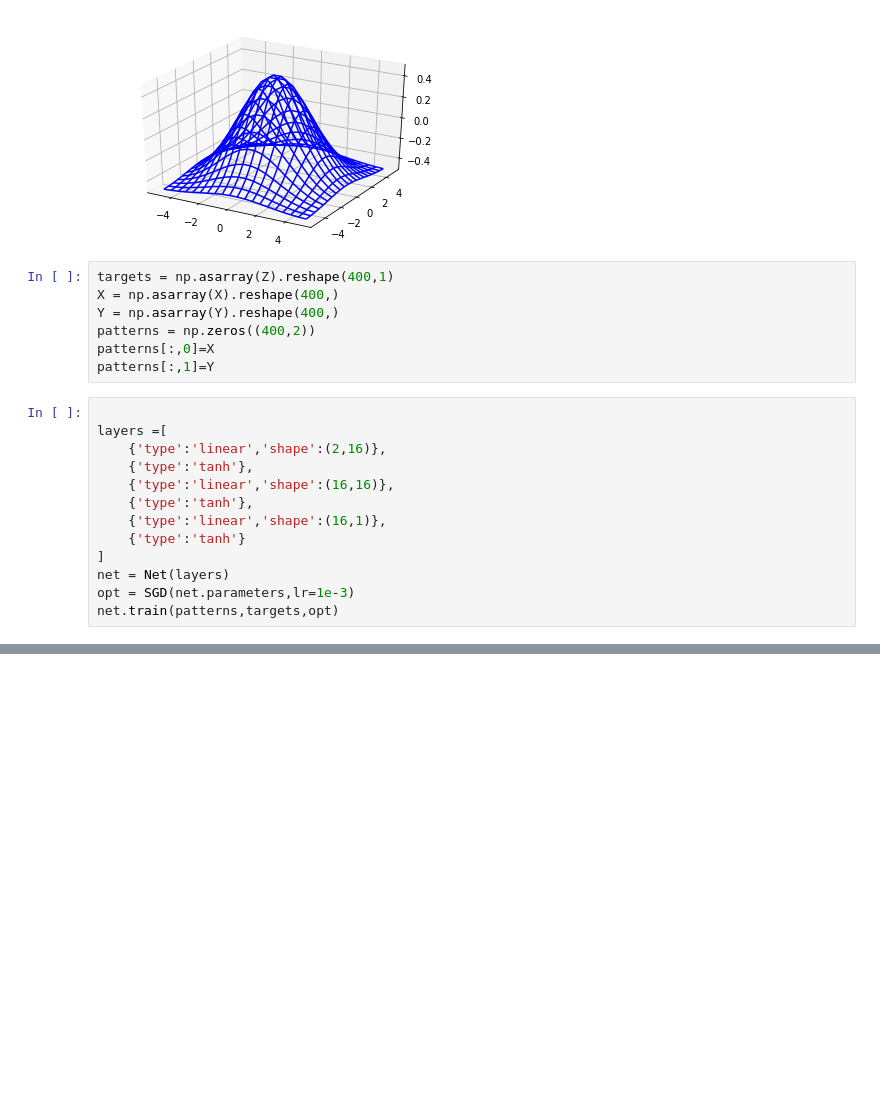
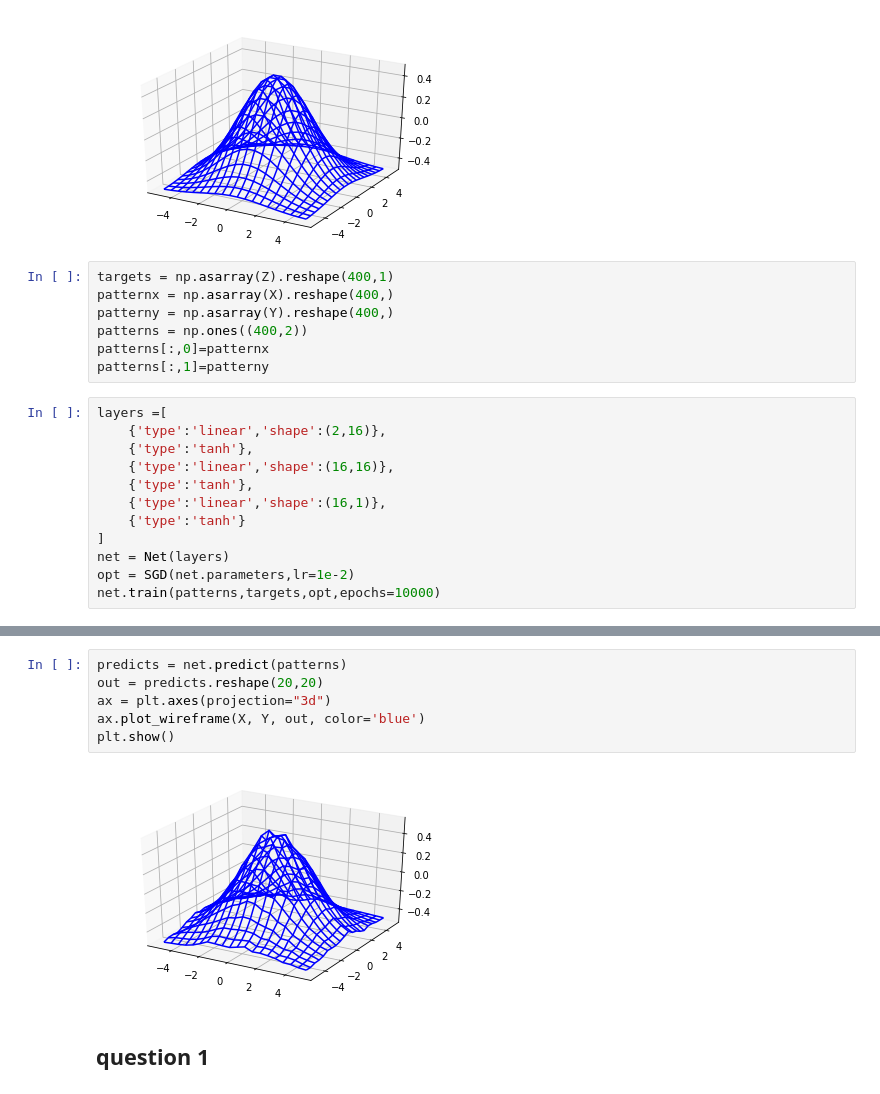
Before and after one commit to physics31415926/DD2437_ANN, a Jupyter notebook: Lab1/3_2_3.ipynb, the cells around one changed output, grey strips where cells are left out. Saved outputs shown, nothing was run; the diff lists cells and outputs as text; blank space fills up the shorter version.

```diff
--- a/Lab1/3_2_3.ipynb
+++ b/Lab1/3_2_3.ipynb
@@ -19,13 +19,12 @@ plt.show()
 [figure]
 # %%
 targets = np.asarray(Z).reshape(400,1)
-X = np.asarray(X).reshape(400,)
-Y = np.asarray(Y).reshape(400,)
-patterns = np.zeros((400,2))
-patterns[:,0]=X
-patterns[:,1]=Y
+patternx = np.asarray(X).reshape(400,)
+patterny = np.asarray(Y).reshape(400,)
+patterns = np.ones((400,2))
+patterns[:,0]=patternx
+patterns[:,1]=patterny
 # %%
-
 layers =[
     {'type':'linear','shape':(2,16)},
     {'type':'tanh'},
@@ -35,6 +34,6 @@ layers =[
     {'type':'tanh'}
 ]
 net = Net(layers)
-opt = SGD(net.parameters,lr=1e-3)
-net.train(patterns,targets,opt)
+opt = SGD(net.parameters,lr=1e-2)
+net.train(patterns,targets,opt,epochs=10000)
 # %% [output]
@@ -41,0 +41,10 @@ epoch: 499, batch:    25, batch_acc:    0.00,batch loss: 0.01
+# %%
+predicts = net.predict(patterns)
+out = predicts.reshape(20,20)
+ax = plt.axes(projection="3d")
+ax.plot_wireframe(X, Y, out, color='blue')
+plt.show()
+# %% [output]
+[figure, added]
+# %% [markdown]
+## question 1
```
Also changed, not shown: parts of 8 cells of this notebook.
